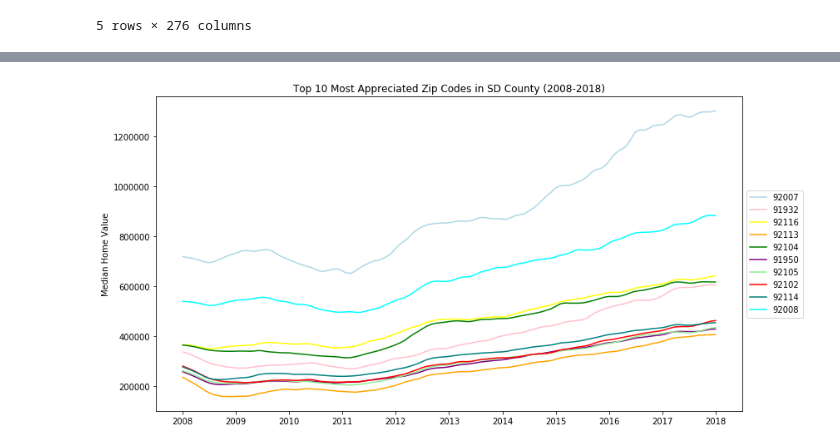
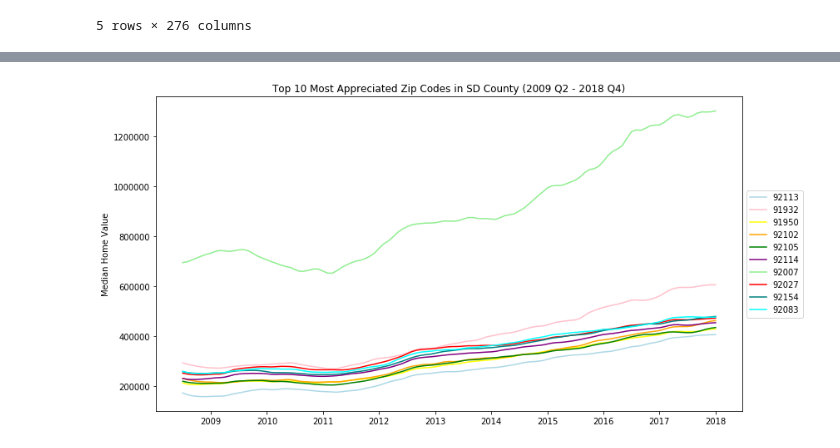
Before and after one commit to cgainor/Housing-and-Income-Appreciation, a Jupyter notebook: Work/ZipCode_10yr_Line.ipynb, the cells around one changed output, grey strips where cells are left out. Saved outputs shown, nothing was run; the diff lists cells and outputs as text; code cells hidden in the pictures.

```diff
--- a/Work/ZipCode_10yr_Line.ipynb
+++ b/Work/ZipCode_10yr_Line.ipynb
@@ -38,16 +38,16 @@ sd_county_zips_index.head()
 5 rows × 276 columns
 # %%
 # Find column index for desired date range start and end
-start = sd_county_zips_index.columns.get_loc("2008-12")
+start = sd_county_zips_index.columns.get_loc("2009-06")
 end = sd_county_zips_index.columns.get_loc("2018-12")
 
 # Make a new dataframe containing the 10 year range of data Dec 2008 - Dec 2018
 # range_dates = sd_county_zips_index.iloc[:, start:end+1]
-sd_county_zips_10yr_city_rank = pd.DataFrame(sd_county_zips_index, columns=["City", "SizeRank"])
+sd_county_zips_rec_city_rank = pd.DataFrame(sd_county_zips_index, columns=["City", "SizeRank"])
 
-sd_county_zips_10yr_date_range = sd_county_zips_index.iloc[:, start:end+1]
+sd_county_zips_rec_date_range = sd_county_zips_index.iloc[:, start:end+1]
 
-sd_county_zips_10yr = pd.merge(sd_county_zips_10yr_city_rank, sd_county_zips_10yr_date_range, on="RegionName")
-sd_county_zips_10yr.index.names = ['Zip Code']
-sd_county_zips_10yr.head()
+sd_county_zips_rec = pd.merge(sd_county_zips_rec_city_rank, sd_county_zips_rec_date_range, on="RegionName")
+sd_county_zips_rec.index.names = ['Zip Code']
+sd_county_zips_rec.head()
 # %% [output]
@@ -62,14 +62,14 @@ sd_county_zips_10yr.head()
 # %%
 # Make a dataframe for summary
-summary_zips_base = pd.DataFrame(sd_county_zips_10yr, columns=["2008-12", "2018-12"])
-summary_zips = summary_zips_base.rename(columns={"2008-12": "2008-Q4 Home Value", "2018-12": "2018-Q4 Home Value"})
+summary_zips_base = pd.DataFrame(sd_county_zips_rec, columns=["2009-06", "2018-12"])
+summary_zips = summary_zips_base.rename(columns={"2009-06": "2009-Q2 Home Value", "2018-12": "2018-Q4 Home Value"})
 summary_zips.index.names = ['Zip Code']
-summary_zips["10-Yr Home Value Change"] = (summary_zips["2018-Q4 Home Value"] - summary_zips["2008-Q4 Home Value"])*100 / summary_zips["2008-Q4 Home Value"]
+summary_zips["Home Value Change"] = (summary_zips["2018-Q4 Home Value"] - summary_zips["2009-Q2 Home Value"])*100 / summary_zips["2009-Q2 Home Value"]
 
 # Make a copy of the summary dataframe that is formatted for display
 summary_zips_formatted = summary_zips.copy()
-summary_zips_formatted["2008-Q4 Home Value"] = summary_zips_formatted["2008-Q4 Home Value"].map("${:,.0f}".format)
+summary_zips_formatted["2009-Q2 Home Value"] = summary_zips_formatted["2009-Q2 Home Value"].map("${:,.0f}".format)
 summary_zips_formatted["2018-Q4 Home Value"] = summary_zips_formatted["2018-Q4 Home Value"].map("${:,.0f}".format)
-summary_zips_formatted["10-Yr Home Value Change"] = summary_zips_formatted["10-Yr Home Value Change"].map("{:.2f}%".format)
+summary_zips_formatted["Home Value Change"] = summary_zips_formatted["Home Value Change"].map("{:.2f}%".format)
 summary_zips_formatted.head()
 # %% [output]
@@ -83,12 +83,12 @@ summary_zips_formatted.head()
 # %%
 # Rank the 10 year zip code data by value change (%) descending
-ranked_zips = summary_zips.sort_values(["10-Yr Home Value Change"], ascending=False)
+ranked_zips = summary_zips.sort_values(["Home Value Change"], ascending=False)
 ranked_zips.head()
 
 # Make a copy of the sorted dataframe that is formatted for display
 ranked_zips_formatted = ranked_zips.copy()
-ranked_zips_formatted["2008-Q4 Home Value"] = ranked_zips_formatted["2008-Q4 Home Value"].map("${:,.0f}".format)
+ranked_zips_formatted["2009-Q2 Home Value"] = ranked_zips_formatted["2009-Q2 Home Value"].map("${:,.0f}".format)
 ranked_zips_formatted["2018-Q4 Home Value"] = ranked_zips_formatted["2018-Q4 Home Value"].map("${:,.0f}".format)
-ranked_zips_formatted["10-Yr Home Value Change"] = ranked_zips_formatted["10-Yr Home Value Change"].map("{:.2f}%".format)
-ranked_zips_formatted.head()
+ranked_zips_formatted["Home Value Change"] = ranked_zips_formatted["Home Value Change"].map("{:.2f}%".format)
+ranked_zips_formatted
 # %% [output]
@@ -104,10 +116,10 @@ ranked_zips_formatted.head()
 top_10_df = ranked_zips.iloc[0:10, :]
 
 # Merge top_10_df with sd_county_zips_10yr to get 10yr monthly data for the top 10
-top_10_all_months = pd.merge(top_10_df, sd_county_zips_10yr, how='left', on = ['Zip Code'])
-del top_10_all_months['2008-Q4 Home Value']
+top_10_all_months = pd.merge(top_10_df, sd_county_zips_rec, how='left', on = ['Zip Code'])
+del top_10_all_months['2009-Q2 Home Value']
 del top_10_all_months['2018-Q4 Home Value']
-del top_10_all_months['10-Yr Home Value Change']
+del top_10_all_months['Home Value Change']
 del top_10_all_months['City']
 del top_10_all_months['SizeRank']
 top_10_all_months
@@ -157,35 +169,35 @@ top_6_zip = plt.plot(months, top_6_list, color="purple",label=top_10_all_months_
 
 top_7_list = top_10_all_months.iloc[6,:]
 top_7_zip = plt.plot(months, top_7_list, color="lightgreen",label=top_10_all_months_noIndex.iloc[6,0])
 
 top_8_list = top_10_all_months.iloc[7,:]
 top_8_zip = plt.plot(months, top_8_list, color="red",label=top_10_all_months_noIndex.iloc[7,0])
 
 top_9_list = top_10_all_months.iloc[8,:]
 top_9_zip = plt.plot(months, top_9_list, color="teal",label=top_10_all_months_noIndex.iloc[8,0])
 
 top_10_list = top_10_all_months.iloc[9,:]
 top_10_zip = plt.plot(months, top_10_list, color="aqua",label=top_10_all_months_noIndex.iloc[9,0])
 
 # Create a title and axis labels
-plt.title("Top 10 Most Appreciated Zip Codes in SD County (2008-2018)")
+plt.title("Top 10 Most Appreciated Zip Codes in SD County (2009 Q2 - 2018 Q4)")
 plt.ylabel("Median Home Value")
 
 # Create desired ticks (year)
-tick_locations = ["2008-12", "2009-12", "2010-12", "2011-12", "2012-12", "2013-12", "2014-12", "2015-12", "2016-12", "2017-12", "2018-12"]
-tick_names = ["2008", "2009", "2010", "2011", "2012", "2013", "2014", "2015", "2016", "2017", "2018"]
+tick_locations = ["2009-12", "2010-12", "2011-12", "2012-12", "2013-12", "2014-12", "2015-12", "2016-12", "2017-12", "2018-12"]
+tick_names = ["2009", "2010", "2011", "2012", "2013", "2014", "2015", "2016", "2017", "2018"]
 plt.xticks(tick_locations, tick_names)
 
 # Create a legend for our chart
 plt.legend(loc='center left', bbox_to_anchor=(1, .5))
 
 # Tight Layout
 plt.tight_layout()
 
 # Output figure
-plt.savefig('../Visualizations/Top 10 Appreciated Zip Codes in SD County (2008-2018).png')
+plt.savefig('../Visualizations/Top 10 Appreciated Zip Codes in SD County (2009 Q2 - 2018 Q4).png')
 
 # Show figure
 plt.show()
 # %% [output]
-[figure, old version]
+[figure, new version]
```
Also changed, not shown: parts of 7 cells of this notebook.
